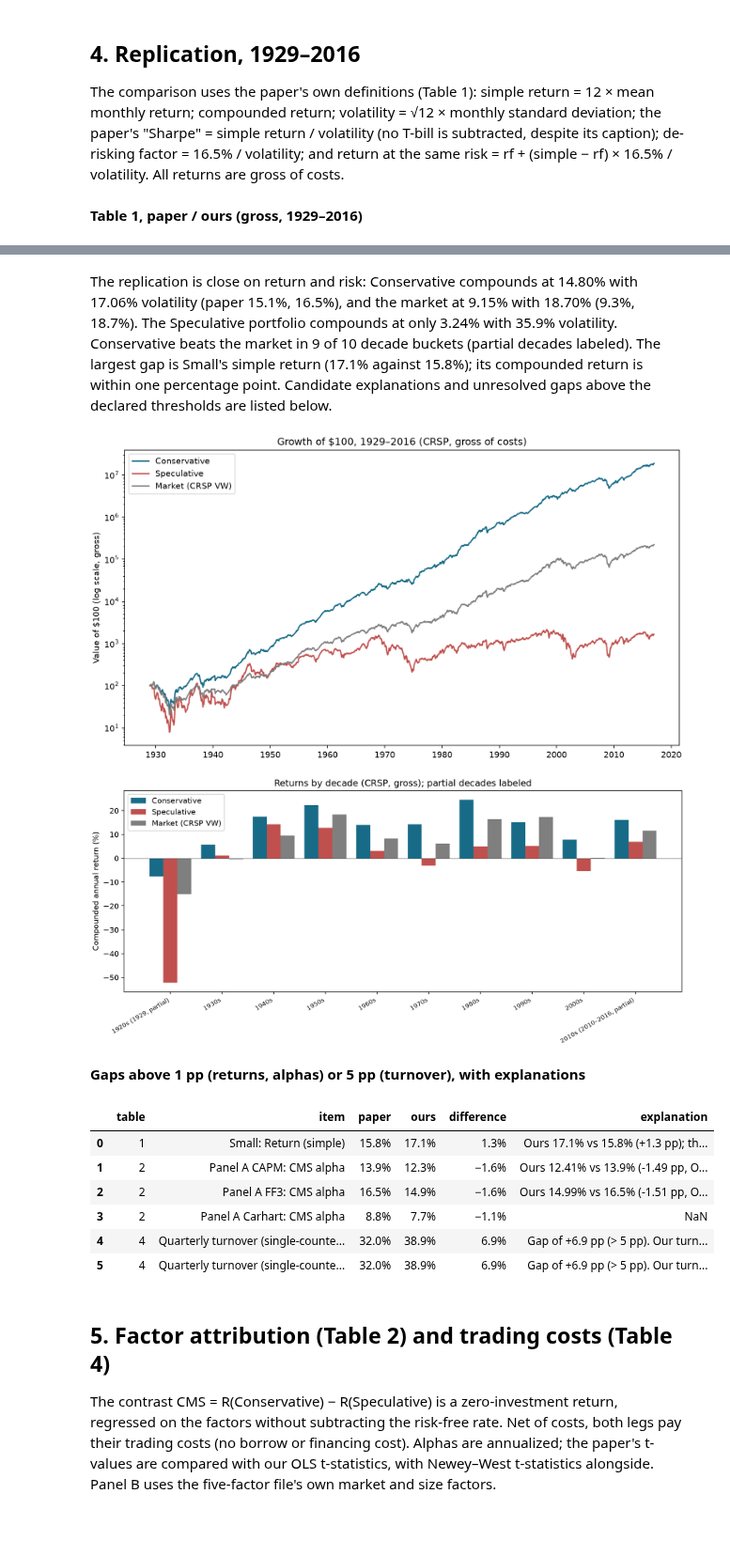
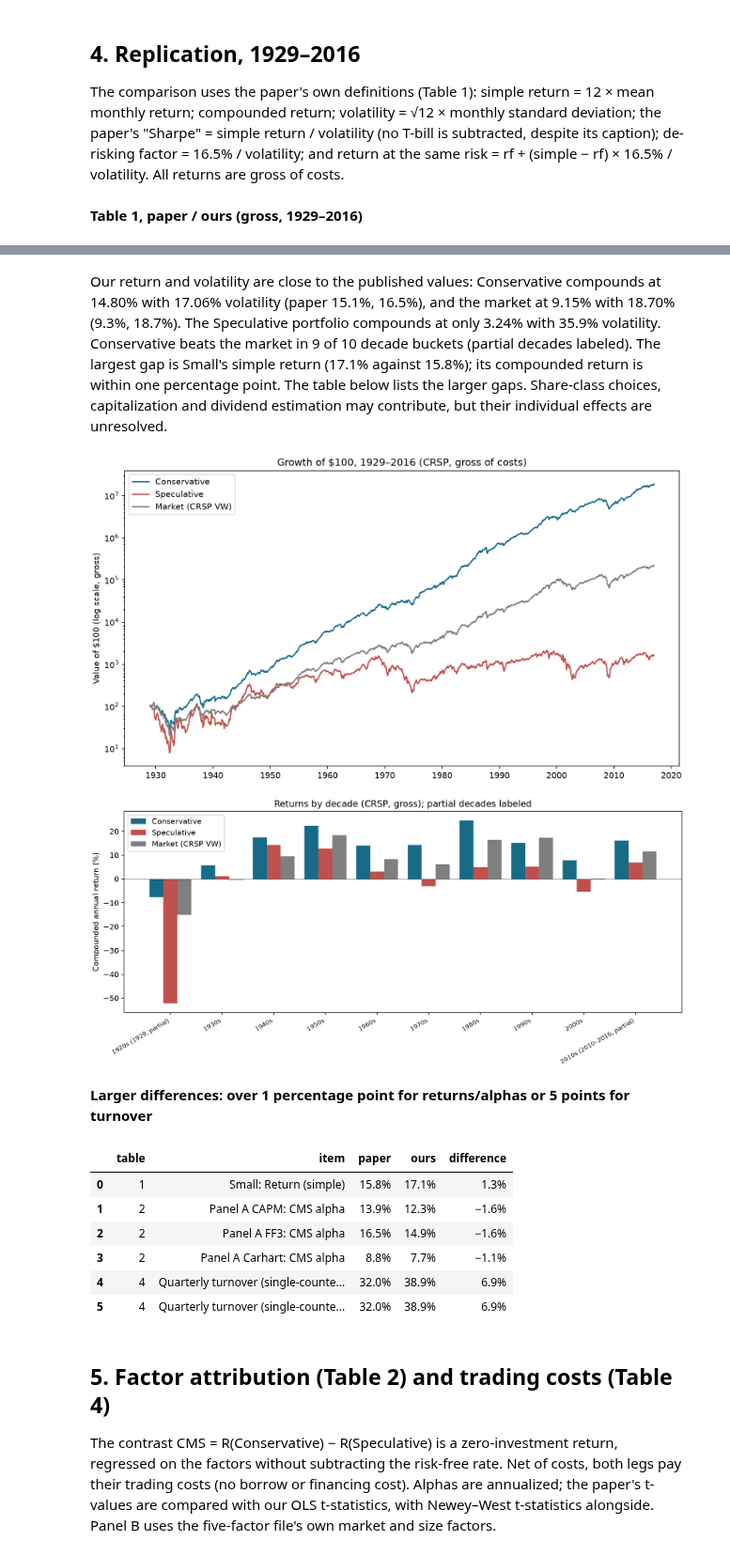
Before and after one commit to yingnichang/MTH9897, a Jupyter notebook: Final/conservative_formula_first_draft.ipynb, the cells around one changed output, grey strips where cells are left out. Shown at 94% size. Drawn from its saved outputs; the diff is of its cells as text; code cells hidden in the pictures; blank space fills up the shorter version.

```diff
--- a/Final/conservative_formula_first_draft.ipynb
+++ b/Final/conservative_formula_first_draft.ipynb
@@ -263,47 +260,47 @@ if empirical():
                           t1["paper"].map(lambda x: pct(x)) + " / " + t1["ours"].map(lambda x: pct(x))))
     display(Markdown("**Table 1, paper / ours (gross, 1929–2016)**"))
     display(t1.pivot(index="row", columns="column", values="cell").loc[t1["row"].unique(),
             ["Formula", "Market", "Small", "Value", "Momentum", "Lowvol", "NPY"]])
-    say(f"""The replication is close on return and risk: Conservative compounds at {pct(N['rep_cons_compounded'], 2)} with
+    say(f"""Our return and volatility are close to the published values: Conservative compounds at {pct(N['rep_cons_compounded'], 2)} with
 {pct(N['rep_cons_volatility'], 2)} volatility (paper {pct(N['paper_cons_compounded'])}, {pct(N['paper_cons_volatility'])}), and the market at
 {pct(N['rep_mkt_compounded'], 2)} with {pct(N['rep_mkt_volatility'], 2)} ({pct(N['paper_mkt_compounded'])}, {pct(N['paper_mkt_volatility'])}).
 The Speculative portfolio compounds at only {pct(N['rep_spec_compounded'], 2)} with {pct(N['rep_spec_volatility'])} volatility.
 Conservative beats the market in {N['decades_cons_beats_mkt']} of {N['decades_n']} decade buckets (partial decades labeled).
 The largest gap is Small's simple return ({pct(N['t1_small_simple'])} against {pct(N['paper_small_simple'])}); its compounded return
-is within one percentage point. Candidate explanations and unresolved gaps above the declared thresholds are listed below.""")
+is within one percentage point. The table below lists the larger gaps. Share-class choices, capitalization and dividend estimation may contribute, but their individual effects are unresolved.""")
     figure("replication", "fig3.png")
     figure("replication", "fig4.png")
     gaps = R("paper_targets", "gaps.csv")
-    display(Markdown("**Gaps above 1 pp (returns, alphas) or 5 pp (turnover), with explanations**"))
-    display(table(gaps[["table", "item", "paper", "ours", "difference", "explanation"]], pcts=["paper", "ours", "difference"]))
+    display(Markdown("**Larger differences: over 1 percentage point for returns/alphas or 5 points for turnover**"))
+    display(table(gaps[["table", "item", "paper", "ours", "difference"]], pcts=["paper", "ours", "difference"]))
 # %% [output]
 **Table 1, paper / ours (gross, 1929–2016)**
 | column | Formula | Market | Small | Value | Momentum | Lowvol | NPY |
 | row |  |  |  |  |  |  |  |
 | Return (simple) | 15.5% / 15.3% | 10.6% / 10.5% | 15.8% / 17.1% | 16.9% / excluded | 18.2% / 17.9% | 10.6% / 11.0% | 15.6% / 15.5% |
 | Return (compounded) | 15.1% / 14.8% | 9.3% / 9.1% | 12.0% / 13.0% | 13.1% / excluded | 15.9% / 15.5% | 10.2% / 10.4% | 14.5% / 14.2% |
 | Difference (simple - comp.) | 0.4% / 0.5% | 1.4% / 1.4% | 3.8% / 4.1% | 3.8% / excluded | 2.3% / 2.4% | 0.4% / 0.6% | 1.1% / 1.3% |
 | Volatility | 16.5% / 17.1% | 18.7% / 18.7% | 31.4% / 33.5% | 31.7% / excluded | 25.7% / 26.1% | 13.3% / 14.4% | 20.1% / 21.1% |
 | De-risking factor | 1.00 / 0.97 | 0.88 / 0.88 | 0.52 / 0.49 | 0.52 / excluded | 0.64 / 0.63 | 1.24 / 1.14 | 0.82 / 0.78 |
 | Sharpe (simple) | 0.94 / 0.90 | 0.57 / 0.56 | 0.50 / 0.51 | 0.53 / excluded | 0.71 / 0.68 | 0.80 / 0.76 | 0.78 / 0.73 |
 | Return same risk | 15.5% / 14.9% | 9.8% / 9.7% | 9.9% / 10.1% | 10.4% / excluded | 12.9% / 12.5% | 12.3% / 12.1% | 13.4% / 12.8% |
-The replication is close on return and risk: Conservative compounds at 14.80% with
+Our return and volatility are close to the published values: Conservative compounds at 14.80% with
 17.06% volatility (paper 15.1%, 16.5%), and the market at
 9.15% with 18.70% (9.3%, 18.7%).
 The Speculative portfolio compounds at only 3.24% with 35.9% volatility.
 Conservative beats the market in 9 of 10 decade buckets (partial decades labeled).
 The largest gap is Small's simple return (17.1% against 15.8%); its compounded return
-is within one percentage point. Candidate explanations and unresolved gaps above the declared thresholds are listed below.
+is within one percentage point. The table below lists the larger gaps. Share-class choices, capitalization and dividend estimation may contribute, but their individual effects are unresolved.
 [figure]
 [figure]
-**Gaps above 1 pp (returns, alphas) or 5 pp (turnover), with explanations**
+**Larger differences: over 1 percentage point for returns/alphas or 5 points for turnover**
-|  | table | item | paper | ours | difference | explanation |
-| 0 | 1 | Small: Return (simple) | 15.8% | 17.1% | 1.3% | Ours 17.1% vs 15.8% (+1.3 pp); th... |
-| 1 | 2 | Panel A CAPM: CMS alpha | 13.9% | 12.3% | −1.6% | Ours 12.41% vs 13.9% (-1.49 pp, O... |
-| 2 | 2 | Panel A FF3: CMS alpha | 16.5% | 14.9% | −1.6% | Ours 14.99% vs 16.5% (-1.51 pp, O... |
-| 3 | 2 | Panel A Carhart: CMS alpha | 8.8% | 7.7% | −1.1% | NaN |
-| 4 | 4 | Quarterly turnover (single-counte... | 32.0% | 38.9% | 6.9% | Gap of +6.9 pp (> 5 pp). Our turn... |
-| 5 | 4 | Quarterly turnover (single-counte... | 32.0% | 38.9% | 6.9% | Gap of +6.9 pp (> 5 pp). Our turn... |
+|  | table | item | paper | ours | difference |
+| 0 | 1 | Small: Return (simple) | 15.8% | 17.1% | 1.3% |
+| 1 | 2 | Panel A CAPM: CMS alpha | 13.9% | 12.3% | −1.6% |
+| 2 | 2 | Panel A FF3: CMS alpha | 16.5% | 14.9% | −1.6% |
+| 3 | 2 | Panel A Carhart: CMS alpha | 8.8% | 7.7% | −1.1% |
+| 4 | 4 | Quarterly turnover (single-counte... | 32.0% | 38.9% | 6.9% |
+| 5 | 4 | Quarterly turnover (single-counte... | 32.0% | 38.9% | 6.9% |
 # %% [markdown]
 ## 5. Factor attribution (Table 2) and trading costs (Table 4)
 The contrast CMS = R(Conservative) − R(Speculative) is a zero-investment return, regressed on the factors without
```
Also changed, not shown: parts of 25 cells of this notebook, 11 other files.
